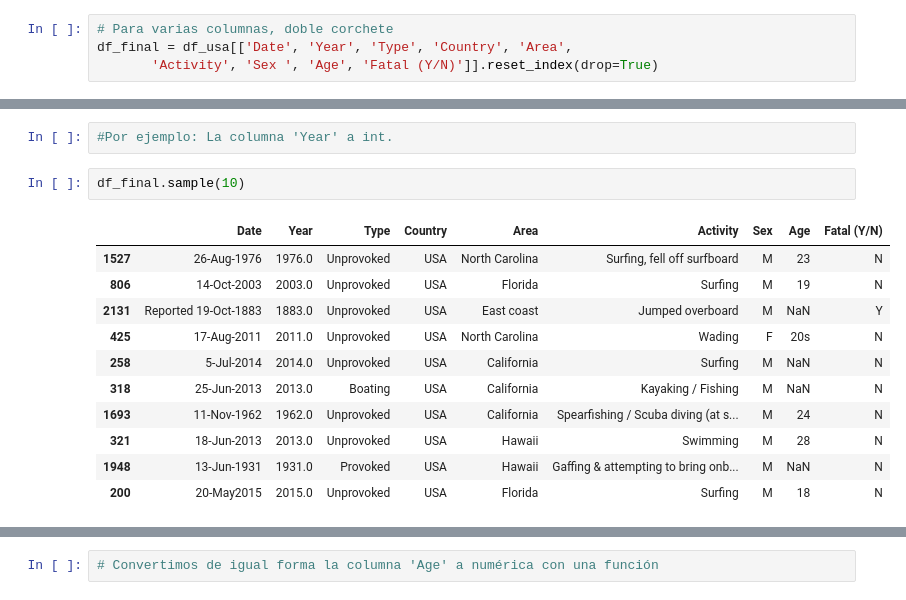
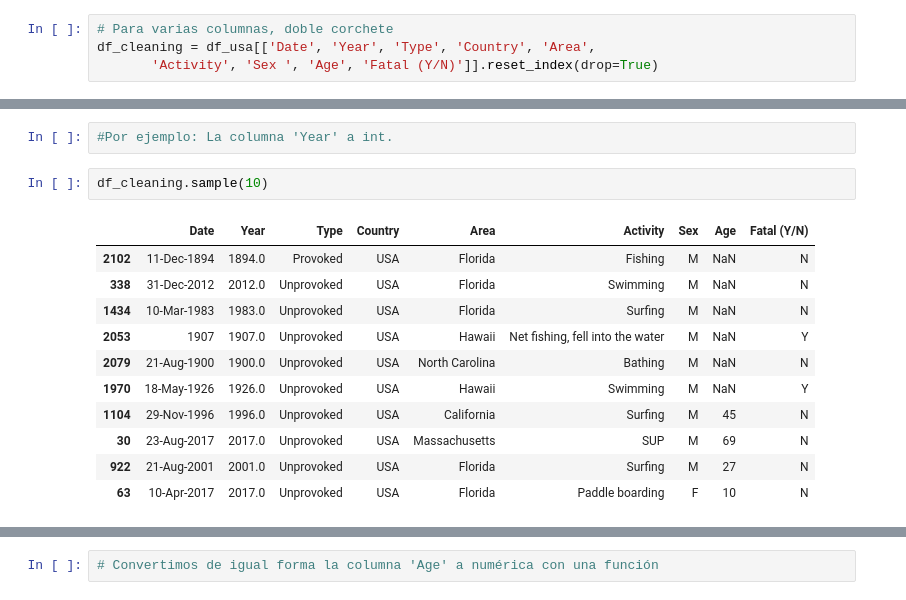
Before and after one commit to pgmar257/Project-Sharks, a Jupyter notebook: tiburones.ipynb, the cells around one changed output, grey strips where cells are left out. Drawn from its saved outputs; the diff is of its cells as text.

Commit message:
dataframe limpio

```diff
--- a/tiburones.ipynb
+++ b/tiburones.ipynb
@@ -286,5 +309,5 @@ Index(['Case Number', 'Date', 'Year', 'Type', 'Country', 'Area', 'Location',
 # %%
 # Para varias columnas, doble corchete
-df_final = df_usa[['Date', 'Year', 'Type', 'Country', 'Area',
+df_cleaning = df_usa[['Date', 'Year', 'Type', 'Country', 'Area',
        'Activity', 'Sex ', 'Age', 'Fatal (Y/N)']].reset_index(drop=True)
 # %%
@@ -320,17 +343,17 @@ dtype: int64
 # %%
 #Por ejemplo: La columna 'Year' a int.
 # %%
-df_final.sample(10)
+df_cleaning.sample(10)
 # %% [output]
 |  | Date | Year | Type | Country | Area | Activity | Sex | Age | Fatal (Y/N) |
-| 1527 | 26-Aug-1976 | 1976.0 | Unprovoked | USA | North Carolina | Surfing, fell off surfboard | M | 23 | N |
-| 806 | 14-Oct-2003 | 2003.0 | Unprovoked | USA | Florida | Surfing | M | 19 | N |
-| 2131 | Reported 19-Oct-1883 | 1883.0 | Unprovoked | USA | East coast | Jumped overboard | M | NaN | Y |
-| 425 | 17-Aug-2011 | 2011.0 | Unprovoked | USA | North Carolina | Wading | F | 20s | N |
-| 258 | 5-Jul-2014 | 2014.0 | Unprovoked | USA | California | Surfing | M | NaN | N |
-| 318 | 25-Jun-2013 | 2013.0 | Boating | USA | California | Kayaking / Fishing | M | NaN | N |
-| 1693 | 11-Nov-1962 | 1962.0 | Unprovoked | USA | California | Spearfishing / Scuba diving (at s... | M | 24 | N |
-| 321 | 18-Jun-2013 | 2013.0 | Unprovoked | USA | Hawaii | Swimming | M | 28 | N |
-| 1948 | 13-Jun-1931 | 1931.0 | Provoked | USA | Hawaii | Gaffing & attempting to bring onb... | M | NaN | N |
-| 200 | 20-May2015 | 2015.0 | Unprovoked | USA | Florida | Surfing | M | 18 | N |
+| 2102 | 11-Dec-1894 | 1894.0 | Provoked | USA | Florida | Fishing | M | NaN | N |
+| 338 | 31-Dec-2012 | 2012.0 | Unprovoked | USA | Florida | Swimming | M | NaN | N |
+| 1434 | 10-Mar-1983 | 1983.0 | Unprovoked | USA | Florida | Surfing | M | NaN | N |
+| 2053 | 1907 | 1907.0 | Unprovoked | USA | Hawaii | Net fishing, fell into the water | M | NaN | Y |
+| 2079 | 21-Aug-1900 | 1900.0 | Unprovoked | USA | North Carolina | Bathing | M | NaN | N |
+| 1970 | 18-May-1926 | 1926.0 | Unprovoked | USA | Hawaii | Swimming | M | NaN | Y |
+| 1104 | 29-Nov-1996 | 1996.0 | Unprovoked | USA | California | Surfing | M | 45 | N |
+| 30 | 23-Aug-2017 | 2017.0 | Unprovoked | USA | Massachusetts | SUP | M | 69 | N |
+| 922 | 21-Aug-2001 | 2001.0 | Unprovoked | USA | Florida | Surfing | M | 27 | N |
+| 63 | 10-Apr-2017 | 2017.0 | Unprovoked | USA | Florida | Paddle boarding | F | 10 | N |
 # %%
```
Also changed, not shown: parts of 28 cells of this notebook, 1 other file.
